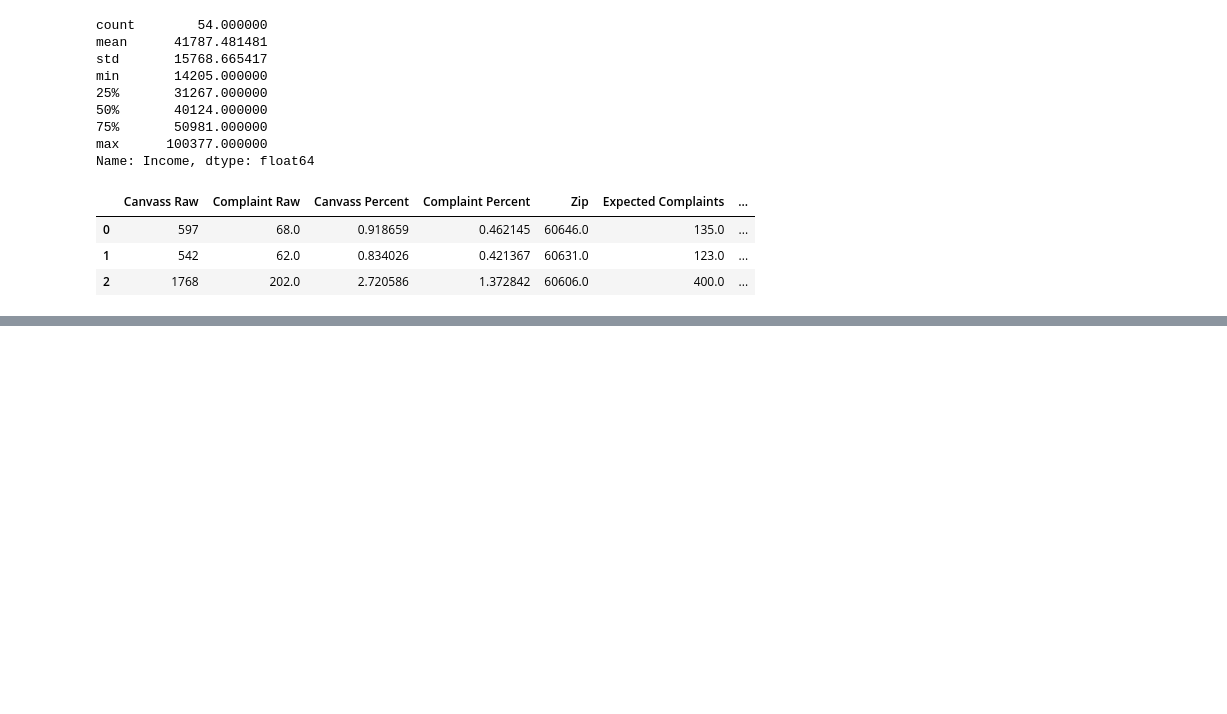
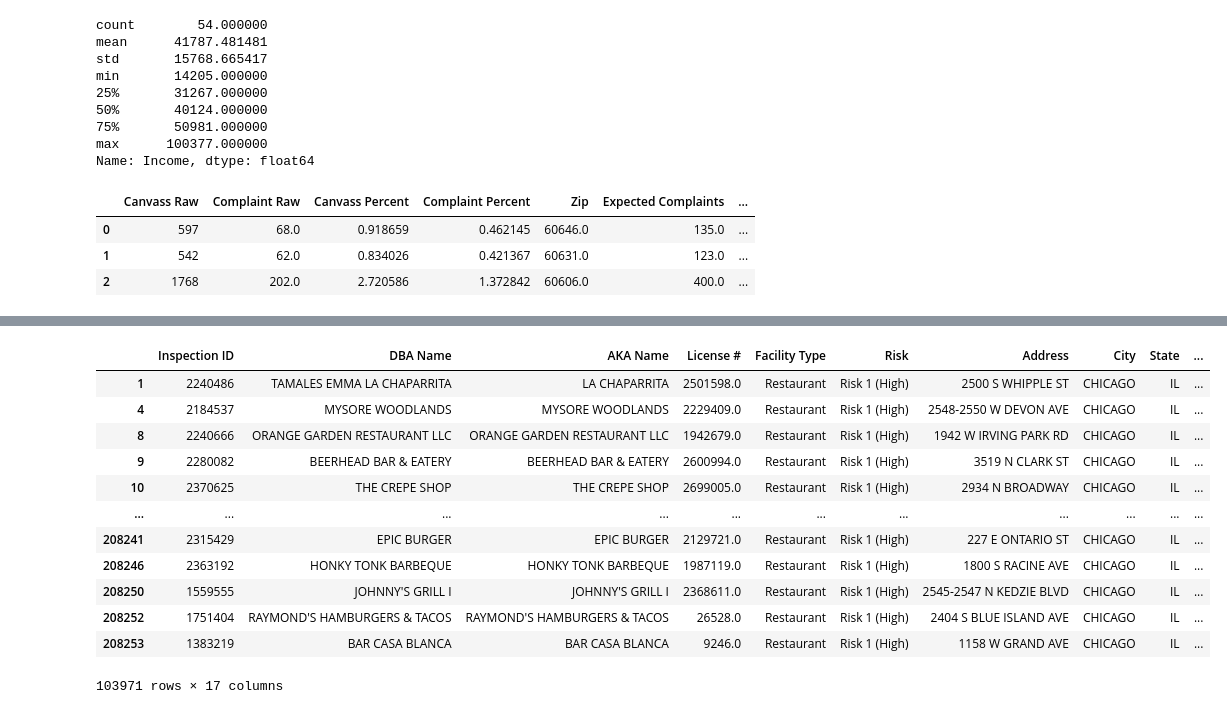
Before and after one commit to kynanl/K.I.K-Project-1, a Jupyter notebook: K.I.K_Group_Project.ipynb, the cells around one changed output, grey strips where cells are left out. Drawn from its saved outputs; the diff is of its cells as text; code cells hidden in the pictures; blank space fills up the shorter version.

```diff
--- a/K.I.K_Group_Project.ipynb
+++ b/K.I.K_Group_Project.ipynb
@@ -642,0 +654,18 @@ plt.savefig("Language vs. Complaints.png")
+# %%
+#Restaurants with Risk 1 violations
+zip_df = clean_data.loc[clean_data["Risk"] == 'Risk 1 (High)']
+zip_df
+# %% [output]
+|  | Inspection ID | DBA Name | AKA Name | License # | Facility Type | Risk | Address | City | State | ... |
+| 1 | 2240486 | TAMALES EMMA LA CHAPARRITA | LA CHAPARRITA | 2501598.0 | Restaurant | Risk 1 (High) | 2500 S WHIPPLE ST | CHICAGO | IL | ... |
+| 4 | 2184537 | MYSORE WOODLANDS | MYSORE WOODLANDS | 2229409.0 | Restaurant | Risk 1 (High) | 2548-2550 W DEVON AVE | CHICAGO | IL | ... |
+| 8 | 2240666 | ORANGE GARDEN RESTAURANT LLC | ORANGE GARDEN RESTAURANT LLC | 1942679.0 | Restaurant | Risk 1 (High) | 1942 W IRVING PARK RD | CHICAGO | IL | ... |
+| 9 | 2280082 | BEERHEAD BAR & EATERY | BEERHEAD BAR & EATERY | 2600994.0 | Restaurant | Risk 1 (High) | 3519 N CLARK ST | CHICAGO | IL | ... |
+| 10 | 2370625 | THE CREPE SHOP | THE CREPE SHOP | 2699005.0 | Restaurant | Risk 1 (High) | 2934 N BROADWAY | CHICAGO | IL | ... |
+| ... | ... | ... | ... | ... | ... | ... | ... | ... | ... | ... |
+| 208241 | 2315429 | EPIC BURGER | EPIC BURGER | 2129721.0 | Restaurant | Risk 1 (High) | 227 E ONTARIO ST | CHICAGO | IL | ... |
+| 208246 | 2363192 | HONKY TONK BARBEQUE | HONKY TONK BARBEQUE | 1987119.0 | Restaurant | Risk 1 (High) | 1800 S RACINE AVE | CHICAGO | IL | ... |
+| 208250 | 1559555 | JOHNNY'S GRILL I | JOHNNY'S GRILL I | 2368611.0 | Restaurant | Risk 1 (High) | 2545-2547 N KEDZIE BLVD | CHICAGO | IL | ... |
+| 208252 | 1751404 | RAYMOND'S HAMBURGERS & TACOS | RAYMOND'S HAMBURGERS & TACOS | 26528.0 | Restaurant | Risk 1 (High) | 2404 S BLUE ISLAND AVE | CHICAGO | IL | ... |
+| 208253 | 1383219 | BAR CASA BLANCA | BAR CASA BLANCA | 9246.0 | Restaurant | Risk 1 (High) | 1158 W GRAND AVE | CHICAGO | IL | ... |
+103971 rows × 17 columns
```
Also changed, not shown: parts of 30 cells of this notebook.
